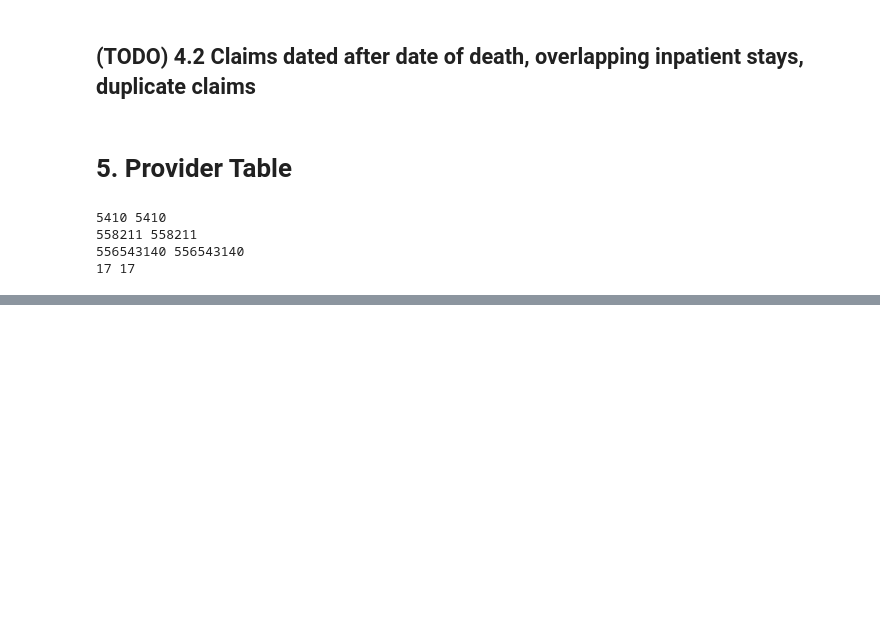
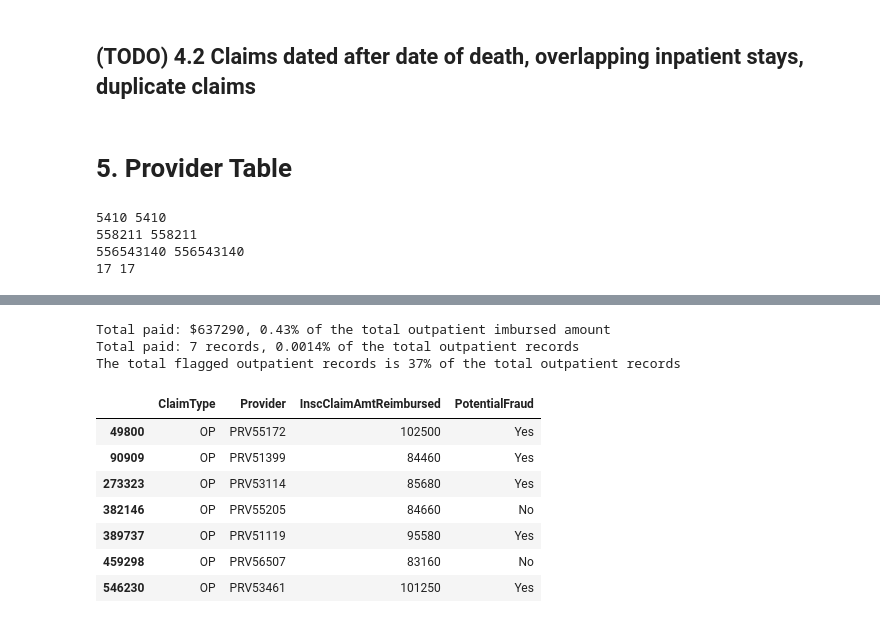
Before and after one commit to sophiaYishan/us_healthcare_claims_analysis, a Jupyter notebook: claim-analysis.ipynb, the cells around one changed output, grey strips where cells are left out. Cells and saved outputs as stored; diff of their text form; code cells hidden in the pictures; blank space fills up the shorter version.

```diff
--- a/claim-analysis.ipynb
+++ b/claim-analysis.ipynb
@@ -747,0 +924,25 @@ provider.to_csv("provider.csv", index=False)
+# %%
+op_claims_above_20k = claims_w_bene.loc[(claims_w_bene['InscClaimAmtReimbursed']>20000 )& (claims_w_bene['ClaimType'] == 'OP')]
+noted_amount = op_claims_above_20k['InscClaimAmtReimbursed'].sum()
+noted_count = op_claims_above_20k['InscClaimAmtReimbursed'].shape[0]
+total_op_amount = claims_w_bene[claims_w_bene['ClaimType']=='OP'].InscClaimAmtReimbursed.sum()
+total_op_count = claims_w_bene[claims_w_bene['ClaimType']=='OP'].InscClaimAmtReimbursed.shape[0]
+total_op_flagged_count = claims_w_bene[(claims_w_bene['ClaimType']=='OP') & (claims_w_bene['PotentialFraud'] == 'Yes')].InscClaimAmtReimbursed.shape[0]
+print (f'Total paid: ${noted_amount:.0f}, {noted_amount/total_op_amount:.2%} of the total outpatient imbursed amount')
+print (f'Total paid: {noted_count:.0f} records, {noted_count/total_op_count:.4%} of the total outpatient records')
+print (f'The total flagged outpatient records is {total_op_flagged_count/total_op_count:.0%} of the total outpatient records')
+# %% [output]
+Total paid: $637290, 0.43% of the total outpatient imbursed amount
+Total paid: 7 records, 0.0014% of the total outpatient records
+The total flagged outpatient records is 37% of the total outpatient records
+# %%
+op_claims_above_20k[['ClaimType','Provider','InscClaimAmtReimbursed','PotentialFraud']]
+# %% [output]
+|  | ClaimType | Provider | InscClaimAmtReimbursed | PotentialFraud |
+| 49800 | OP | PRV55172 | 102500 | Yes |
+| 90909 | OP | PRV51399 | 84460 | Yes |
+| 273323 | OP | PRV53114 | 85680 | Yes |
+| 382146 | OP | PRV55205 | 84660 | No |
+| 389737 | OP | PRV51119 | 95580 | Yes |
+| 459298 | OP | PRV56507 | 83160 | No |
+| 546230 | OP | PRV53461 | 101250 | Yes |
```
Also changed, not shown: parts of 19 cells of this notebook.
